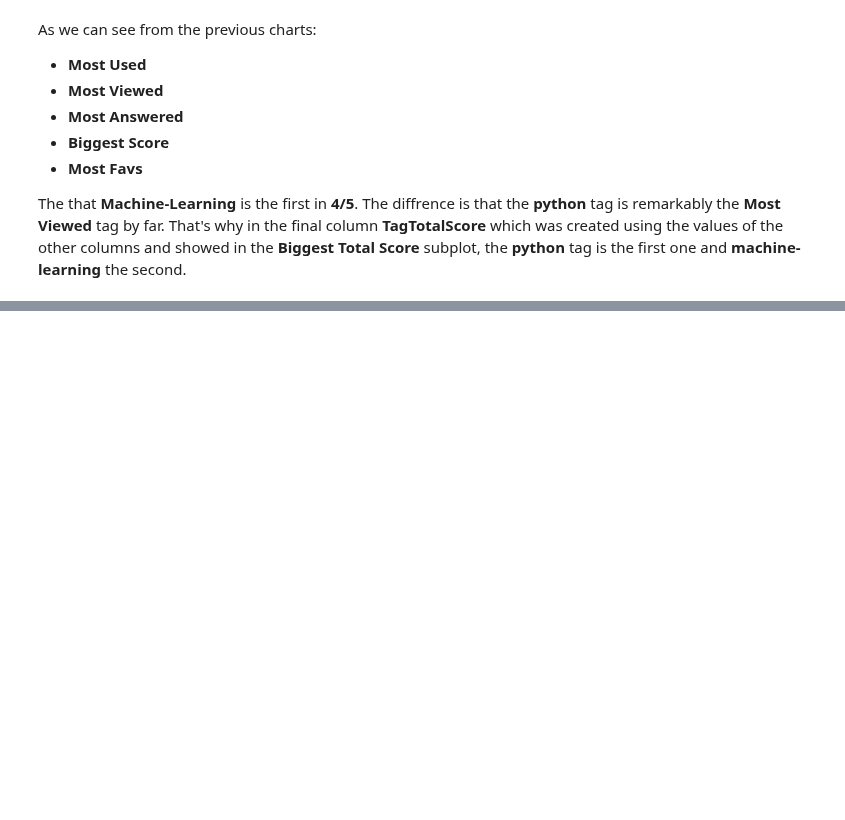
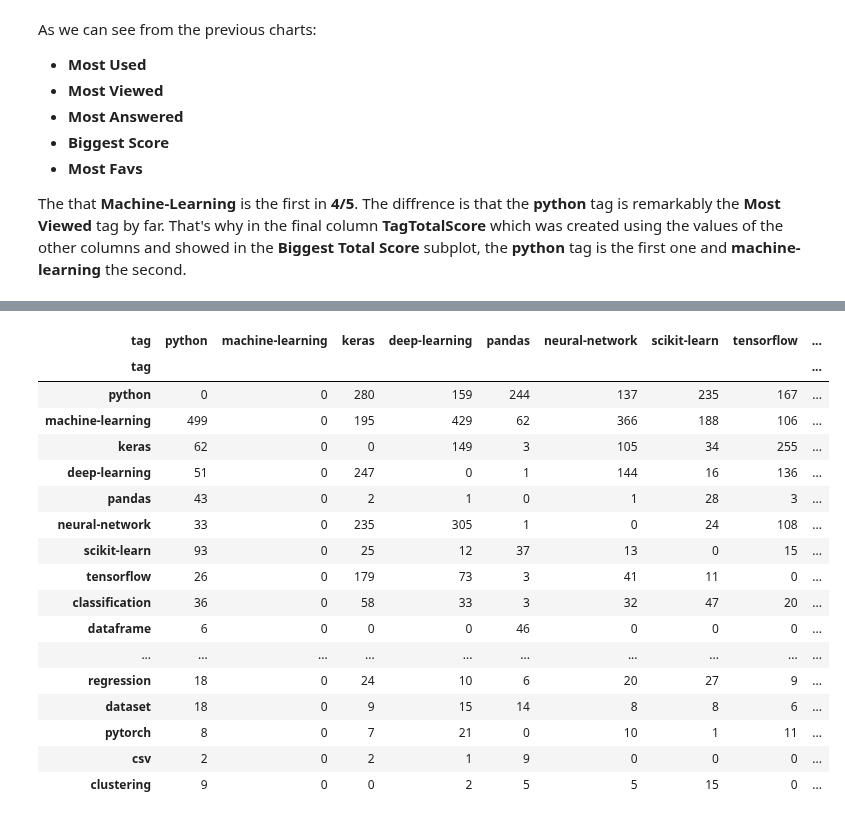
Before and after one commit to raduspaimoc/DataQuest-Projects, a Jupyter notebook: Data Analysis/Popular Data Science Questions/Popular Data Science Questions.ipynb, the cells around one changed output, grey strips where cells are left out. Saved outputs shown, nothing was run; the diff lists cells and outputs as text; code cells hidden in the pictures; blank space fills up the shorter version.

Commit message:
Most viewed & used tags relations found, results highlighted.

```diff
--- a/Data Analysis/Popular Data Science Questions/Popular Data Science Questions.ipynb
+++ b/Data Analysis/Popular Data Science Questions/Popular Data Science Questions.ipynb
@@ -12,3 +18,18 @@ https://nbviewer.jupyter.org/urls/community.dataquest.io/uploads/short-url/6nhhf
+# %%
+def highlight_max(data):
+    '''
+    highlight the first largest value in each row in the DataFrame
+    '''
+    attr = 'background-color: {}'.format("yellow")
+
+    if data.ndim == 1:  # Series from .apply(axis=0) or axis=1
+        is_max = data == data.nlargest(1).values[-1]
+        return [attr if v else '' for v in is_max]
+# %%
+def clean_same_tags_relation(data):
+    for column in data.columns.tolist():
+        data.loc[column, column] = 0
+    return data
 # %% [markdown]
 ## Read Data
 # %%
@@ -283,0 +368,4 @@ The that **Machine-Learning** is the first in **4/5**. The diffrence is that the
+# %%
+tags_count_heatmap = pd.DataFrame(index=tags_counts_df["tag"], columns=tags_counts_df["tag"])
+tags_count_heatmap.fillna(0,inplace=True)
+tags_count_heatmap
@@ -283,0 +387,6 @@ The that **Machine-Learning** is the first in **4/5**. The diffrence is that the
+# %%
+for tag_list in questions_df["Tags"]:
+    for i in range(0, len(tag_list)):
+        for j in range(1, len(tag_list)):
+            tags_count_heatmap.loc[tag_list[i],tag_list[j]] +=1
+tags_count_heatmap
@@ -283,0 +432,24 @@ The that **Machine-Learning** is the first in **4/5**. The diffrence is that the
+# %%
+most_viewed_tags  = tags_count_heatmap.loc[tags_counts_df[["tag", "TagViews"]].sort_values(by="TagViews", ascending=False).head(20)["tag"],
+tags_counts_df[["tag", "TagViews"]].sort_values(by="TagViews", ascending=False).head(20)["tag"]]
+most_viewed_tags = clean_same_tags_relation(most_viewed_tags)
+most_viewed_tags.style.apply(highlight_max,axis=1)
+# %% [output]
+| tag | python | machine-learning | keras | deep-learning | pandas | neural-network | scikit-learn | tensorflow | ... |
+| tag |  |  |  |  |  |  |  |  | ... |
+| python | 0 | 0 | 280 | 159 | 244 | 137 | 235 | 167 | ... |
+| machine-learning | 499 | 0 | 195 | 429 | 62 | 366 | 188 | 106 | ... |
+| keras | 62 | 0 | 0 | 149 | 3 | 105 | 34 | 255 | ... |
+| deep-learning | 51 | 0 | 247 | 0 | 1 | 144 | 16 | 136 | ... |
+| pandas | 43 | 0 | 2 | 1 | 0 | 1 | 28 | 3 | ... |
+| neural-network | 33 | 0 | 235 | 305 | 1 | 0 | 24 | 108 | ... |
+| scikit-learn | 93 | 0 | 25 | 12 | 37 | 13 | 0 | 15 | ... |
+| tensorflow | 26 | 0 | 179 | 73 | 3 | 41 | 11 | 0 | ... |
+| classification | 36 | 0 | 58 | 33 | 3 | 32 | 47 | 20 | ... |
+| dataframe | 6 | 0 | 0 | 0 | 46 | 0 | 0 | 0 | ... |
+| ... | ... | ... | ... | ... | ... | ... | ... | ... | ... |
+| regression | 18 | 0 | 24 | 10 | 6 | 20 | 27 | 9 | ... |
+| dataset | 18 | 0 | 9 | 15 | 14 | 8 | 8 | 6 | ... |
+| pytorch | 8 | 0 | 7 | 21 | 0 | 10 | 1 | 11 | ... |
+| csv | 2 | 0 | 2 | 1 | 9 | 0 | 0 | 0 | ... |
+| clustering | 9 | 0 | 0 | 2 | 5 | 5 | 15 | 0 | ... |
```
Also changed, not shown: parts of 11 cells of this notebook.
